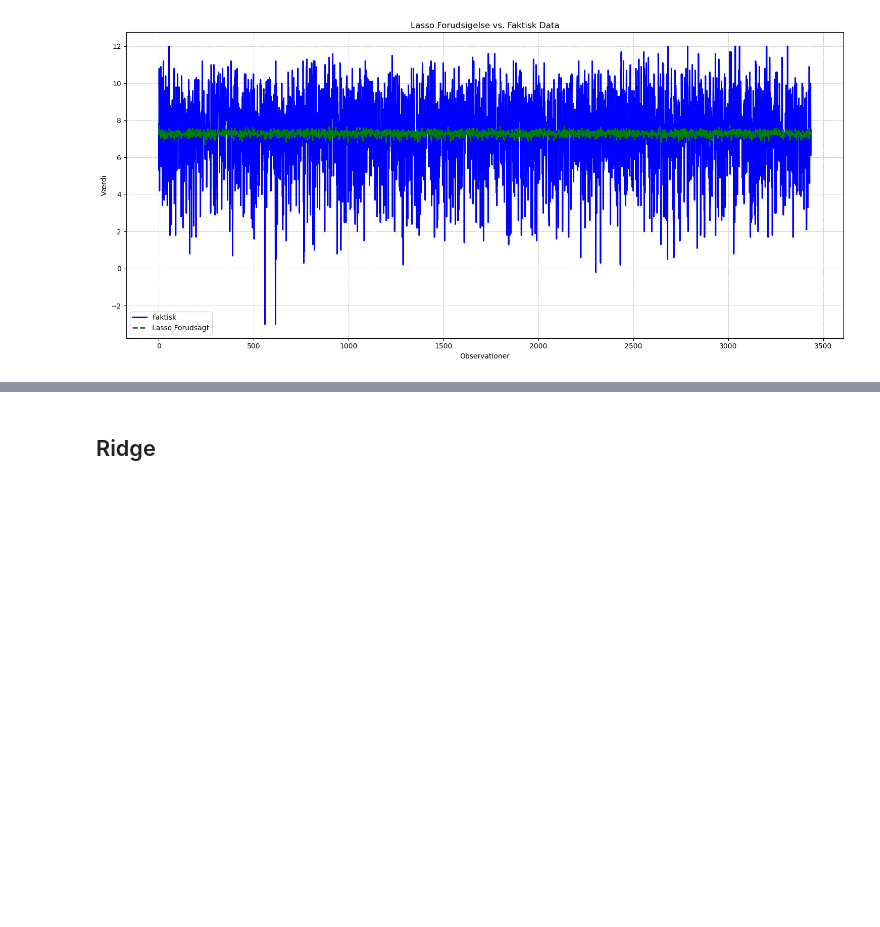
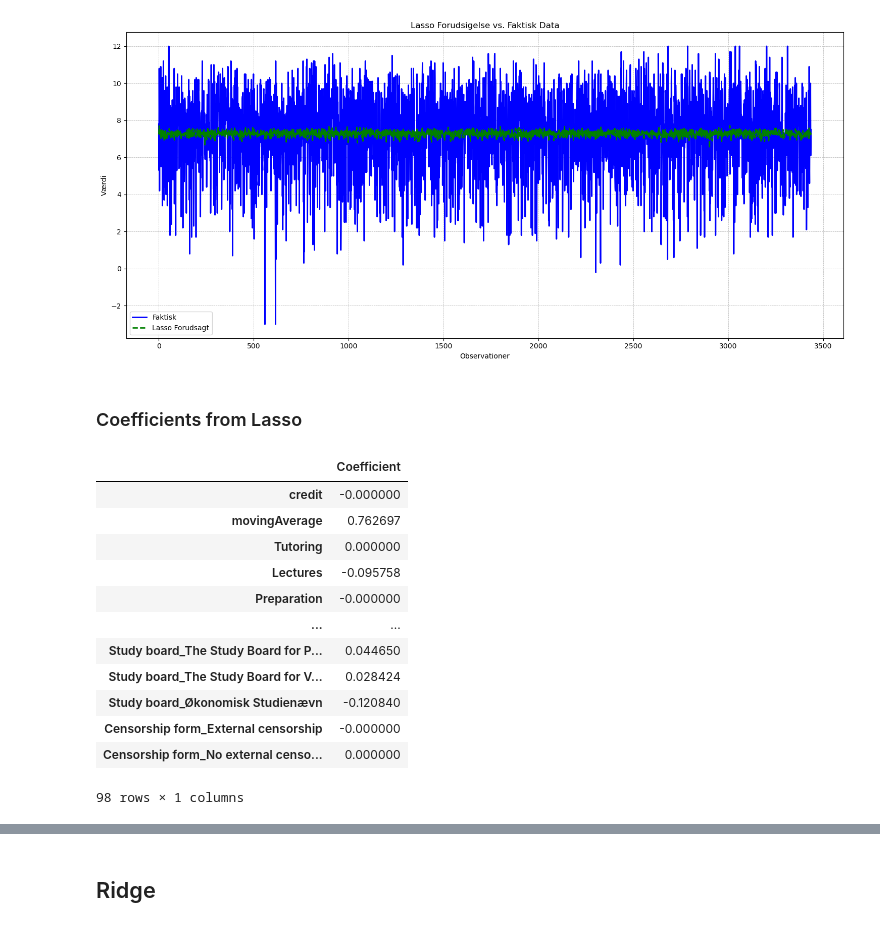
Before and after one commit to madsh0402/Isds-exam-project, a Jupyter notebook: Machine Learning models.ipynb, the cells around one changed output, grey strips where cells are left out. Cells and saved outputs as stored; diff of their text form; code cells hidden in the pictures; blank space fills up the shorter version.

```diff
--- a/Machine Learning models.ipynb
+++ b/Machine Learning models.ipynb
@@ -157,3 +166,27 @@ plt.tight_layout()
 plt.show()
 # %% [output]
 [figure]
+# %% [markdown]
+### Coefficients from Lasso
+# %%
+# Hent koefficienterne fra den optimale Lasso-model
+lasso_coefficients = best_grid_lasso.coef_
+
+# Opret en DataFrame for bedre læsbarhed
+coeff_df_lasso = pd.DataFrame(lasso_coefficients, Input_values_list, columns=['Coefficient'])
+
+coeff_df_lasso
+# %% [output]
+|  | Coefficient |
+| credit | -0.000000 |
+| movingAverage | 0.762697 |
+| Tutoring | 0.000000 |
+| Lectures | -0.095758 |
+| Preparation | -0.000000 |
+| ... | ... |
+| Study board_The Study Board for P... | 0.044650 |
+| Study board_The Study Board for V... | 0.028424 |
+| Study board_Økonomisk Studienævn | -0.120840 |
+| Censorship form_External censorship | -0.000000 |
+| Censorship form_No external censo... | 0.000000 |
+98 rows × 1 columns
```
Also changed, not shown: parts of 8 cells of this notebook.
